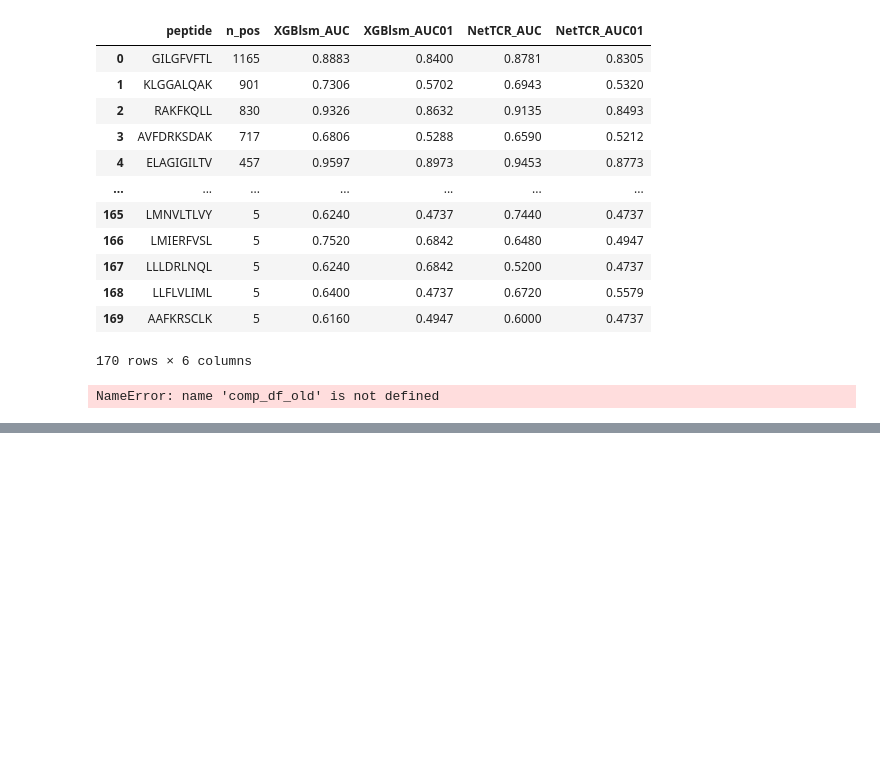
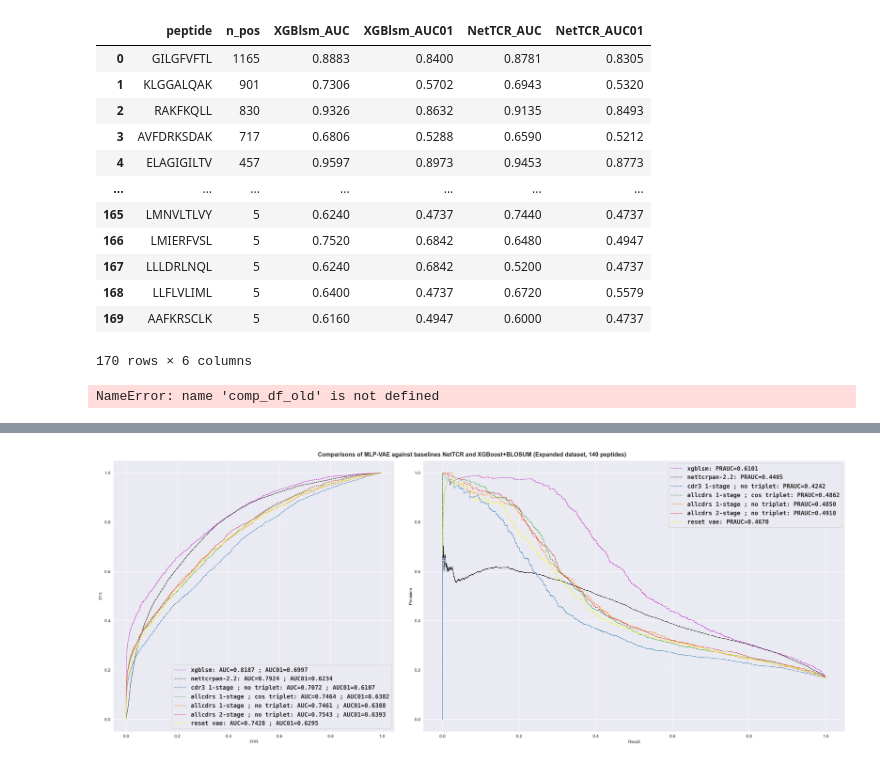
Before and after one commit to richieYT-wan/tclustr, a Jupyter notebook: notebooks/xgboost_scratchpad.ipynb, the cells around one changed output, grey strips where cells are left out. Drawn from its saved outputs; the diff is of its cells as text; code cells hidden in the pictures; blank space fills up the shorter version.

```diff
--- a/notebooks/xgboost_scratchpad.ipynb
+++ b/notebooks/xgboost_scratchpad.ipynb
@@ -1078,0 +1104,5 @@ NameError: name 'comp_df_old' is not defined
+# %%
+fs = sorted(glob.glob('../output/240402_clf_logs_sorting/240425_NewFigureSectionMeeting/*/*pred*.csv'))
+for k in fs:
+    key = dd[k.split('/')[-2]]
+    new_comp[key]  = get_metrics(pd.read_csv(k).query('partition==0')['binder'], pd.read_csv(k).query('partition==0')['pred_prob'], no_curves=False, reduced=False,round_digit=6)
@@ -1078,0 +1131,3 @@ NameError: name 'comp_df_old' is not defined
+# %%
+#palette =
+pal = sns.color_palette('tab10',8)
@@ -1078,0 +1154,36 @@ NameError: name 'comp_df_old' is not defined
+# %%
+cdict = {'XGBLSM':'m', 'NetTCRpan-2.2':'k',
+         'CDR3 1-Stage ; No Triplet':pal[0],
+         'AllCDRs 1-Stage ; No Triplet':pal[1],
+         'AllCDRs 1-Stage ; Cos Triplet':pal[2],
+         'AllCDRs 2-Stage ; No Triplet':pal[3],
+         'Reset VAE' : sns.color_palette('gnuplot2',n_colors=10)[-1]}
+# %%
+sns.set_palette('tab10', 7)
+# f,a = plt.subplots(1,1, figsize=(20,10))
+# Define the width ratios for the subplots
+width_ratios = [2, 3]
+
+# Create subplots with 1 row and 2 columns, using width_ratios for sizing
+fig, ax = plt.subplots(1, 2, figsize=(25, 10), gridspec_kw={'width_ratios': width_ratios})
+ax = ax.ravel()
+for k,v in new_comp.items():
+    roc = v['roc_curve']
+    pr = v['pr_curve']
+    auc=v['auc']
+    auc01=v['auc_01']
+    prauc=v['prauc']
+
+    ax[0].plot(roc[0], roc[1], label=f"{k.replace('_',' ').lower()}: AUC={auc:.4f} ; AUC01={auc01:.4f}", c= cdict[k], ls='--', lw=1)
+    ax[1].plot(pr[0], pr[1], label=f"{k.replace('_',' ').lower()}: PRAUC={prauc:.4f}", c= cdict[k], ls='--', lw=1)
+l1 = ax[0].legend(prop={'weight':'semibold','size':14, 'family':'monospace'})
+ax[0].set_xlabel('FPR')
+ax[0].set_ylabel('TPR')
+ax[1].set_xlabel('Recall')
+ax[1].set_ylabel('Precision')
+
+l2 = ax[1].legend(prop={'weight':'semibold','size':14, 'family':'monospace'})
+fig.suptitle('Comparisons of MLP-VAE against baselines NetTCR and XGBoost+BLOSUM (Expanded dataset, 140 peptides)', fontweight='semibold', fontsize=14)
+fig.tight_layout()
+# %% [output]
+[figure, added]
```
Also changed, not shown: parts of 9 cells of this notebook, 5 other files.
